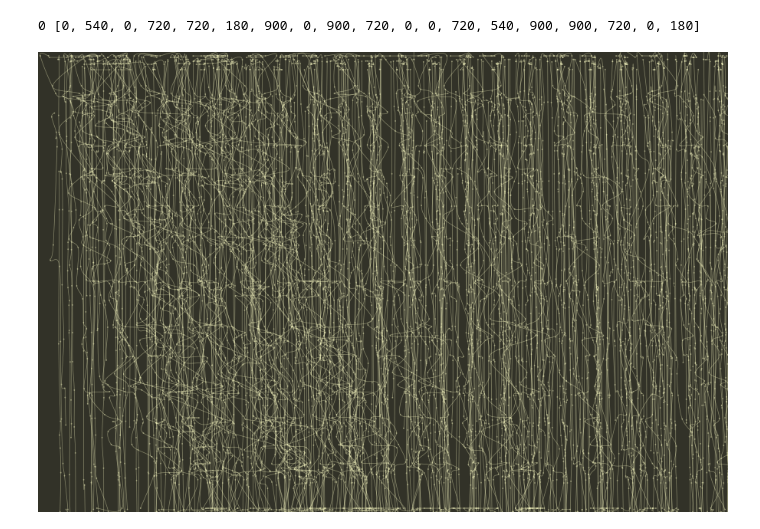
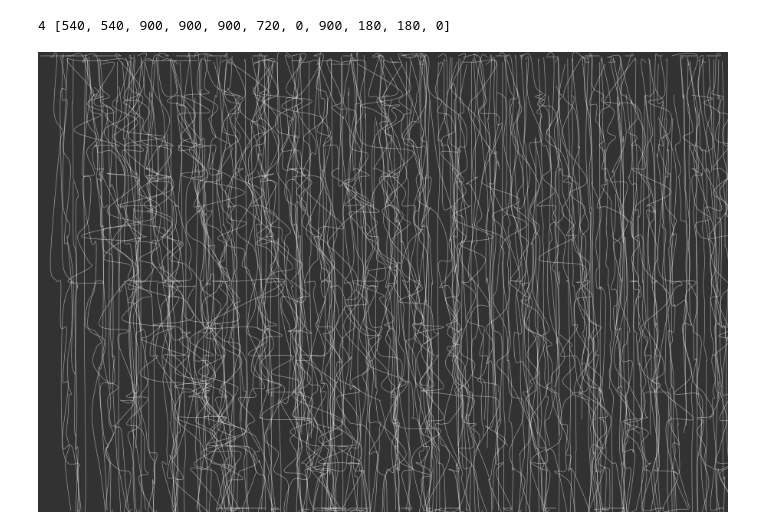
Before and after one commit to ybrow001/generative_graphic_score, a Jupyter notebook: graphic_score_081125.ipynb, the cells around one changed output. Cells and saved outputs as stored; diff of their text form; code cells hidden in the pictures.

Commit message:
added more images of pass by pass variations

```diff
--- a/graphic_score_081125.ipynb
+++ b/graphic_score_081125.ipynb
@@ -8,13 +8,16 @@ create_canvas(900, 600)
 
 # no_fill()
 # background(33,33,22)
-background(50,50,40)
-fill(255,255,200,100)
-stroke(255,255,200,100)
+# background(50,50,40)
+# fill(255,255,200,200)
+# stroke(255,255,200,100)
+background(50,50,50)
+fill(255,255,255,125)
+stroke(255,255,255,125)
 # stroke(150,200,100,233)
 stroke_weight(0.33)
 
-line_spacing = 22 # the distance that the vertical lines are apart
+line_spacing = 22 # distance the vertical lines are apart
 
 # initial pen position
 x, y = 0, 0
@@ -92,7 +95,7 @@ def macro_x_variation(draw_pass):
     x_var_scale = 0
 
     centre = macro_pos
-    sigma = 2
+    sigma = 3
     gaussian_weight = gaussian_field(draw_pass, centre, sigma)
 
     # prevent lines from becoming totally straight/nodeless by keeping gaussian_weight away from ~0.0
@@ -110,12 +113,12 @@ def macro_line_drift(draw_pass):
     x_bias_loc = 0
     x_bias_scale = 0
 
-    dec_line_scaling = 0
+    dec_line_spacing = 0
 
     # dynamically decrease line_spacing along with increased drift
 
     centre = macro_pos
-    sigma = 2
+    sigma = 3
     gaussian_weight = gaussian_field(draw_pass, centre, sigma)
 
     # prevent lines from becoming totally straight/nodeless by keeping gaussian_weight away from ~0.0
@@ -125,15 +128,15 @@ def macro_line_drift(draw_pass):
     x_bias_loc = abs(gaussian_weight * np.random.normal(1.5, 1))
     x_bias_scale = abs(gaussian_weight * np.random.normal(2, 1))
 
-    dec_line_scaling = abs(gaussian_weight * np.random.normal(5.5, 2)) # at highest dynamics no. to detract from line_spacing
+    dec_line_spacing = abs(gaussian_weight * np.random.normal(5.5, 2)) # at highest dynamics no. to detract from line_spacing
 
-    return [x_bias_loc, x_bias_scale, dec_line_scaling]
+    return [x_bias_loc, x_bias_scale, dec_line_spacing]
 
 def macro_node_density(draw_pass):
     node_density = 0.0
 
     centre = macro_pos
-    sigma = 2
+    sigma = 3
     gaussian_weight = gaussian_field(draw_pass, centre, sigma)
     # print(gaussian_weight)
 
@@ -157,8 +160,8 @@ def micro_x_variation(draw_pass, current_x):
     if gaussian_weight < 0.05:
         gaussian_weight = 0.05
 
-    x_var_loc = abs(gaussian_weight * np.random.normal(5,4)) # 13,10
-    x_var_scale = abs(gaussian_weight * np.random.normal(7,5)) # 19,15
+    x_var_loc = abs(gaussian_weight * np.random.normal(7,5)) # 13,10
+    x_var_scale = abs(gaussian_weight * np.random.normal(9,7)) # 19,15
 
     return [x_var_loc, x_var_scale]
 
@@ -166,7 +169,7 @@ def micro_line_drift(draw_pass, current_x):
     x_bias_loc = 0.75
     x_bias_scale = 1.5
 
-    dec_line_scaling = 0
+    dec_line_spacing = 0
 
     centre = micro_pos[draw_pass - 1]
     sigma = width/7
@@ -178,9 +181,9 @@ def micro_line_drift(draw_pass, current_x):
     x_bias_loc = abs(gaussian_weight * np.random.normal(2,4))
     x_bias_scale = abs(gaussian_weight * np.random.normal(4,3))
 
-    dec_line_scaling = abs(gaussian_weight * np.random.normal(5.5, 2))
+    dec_line_spacing = abs(gaussian_weight * np.random.normal(5.5, 2))
 
-    return [x_bias_loc, x_bias_scale, dec_line_scaling]
+    return [x_bias_loc, x_bias_scale, dec_line_spacing]
 
 
 def micro_node_density(draw_pass, current_x):
@@ -228,6 +231,7 @@ def draw_circles():
         for i in range(len(summed_line[lin])):
             # stroke(r_val, g_val, 80, alpha_val)
 
+            # only call macro once outside of loop, then call once here? - not needed, calling mult times won't regenerate peak
             x_var_loc = micro_x_variation(draw_pass,x)[0] + macro_x_variation(draw_pass)[0]
             x_var_scale = micro_x_variation(draw_pass,x)[1] + macro_x_variation(draw_pass)[1]
 
@@ -245,7 +249,7 @@ def draw_circles():
 
             stroke_weight(1)
             # fill(r_val, g_val, b_val, alpha_val)
-            circle(x + x_random[i] + x_bias[i], summed_line[lin][i] + y_offset, 1)#random.uniform(4,5))
+            # circle(x + x_random[i] + x_bias[i], summed_line[lin][i] + y_offset, np.random.normal(1,0.5))
             # r_val -= 0.1
             # g_val += 0.02
             # b_val += 0.2
@@ -261,37 +265,37 @@ def draw_circles():
         # move to the right
         x += line_spacing
 
-num_passes = 19
+num_passes = 11
 draw_pass = 0
 def draw_passes():
     global x, y_offset, draw_pass, alpha_val
 
     x_init = 5
     x_offset = 0
 
     x = x_init
 
     dynamic_form(num_passes)
 
     while draw_pass < num_passes: # higher than division of ~line_spacing to cause overlap
         calc_lines()
 
         # alpha_val -= 5
         draw_circles()
 
-        # save(f'images/per_pass_score/03_score_pass_{draw_pass}.png') # save image for each pass
+        # save(f'images/per_pass_score/06_score_pass_reverse{draw_pass}.png') # save image for each pass
 
         draw_pass += 1
-        x_offset += (line_spacing*1.104)/13 # adding some interesting displacement in overlap
+        x_offset += (line_spacing*1.104)/7 # adding some interesting displacement in overlap
         y_offset += random.uniform(-1, 3)
         x = x_init + x_offset
 
         # print(f"pass made {draw_pass}")
 
 
 draw_passes()
 
 show()
 # %% [output]
-0 [0, 540, 0, 720, 720, 180, 900, 0, 900, 720, 0, 0, 720, 540, 900, 900, 720, 0, 180]
+4 [540, 540, 900, 900, 900, 720, 0, 900, 180, 180, 0]
-[figure, old version]
+[figure, new version]
```
Also changed, not shown: 33 other files.
